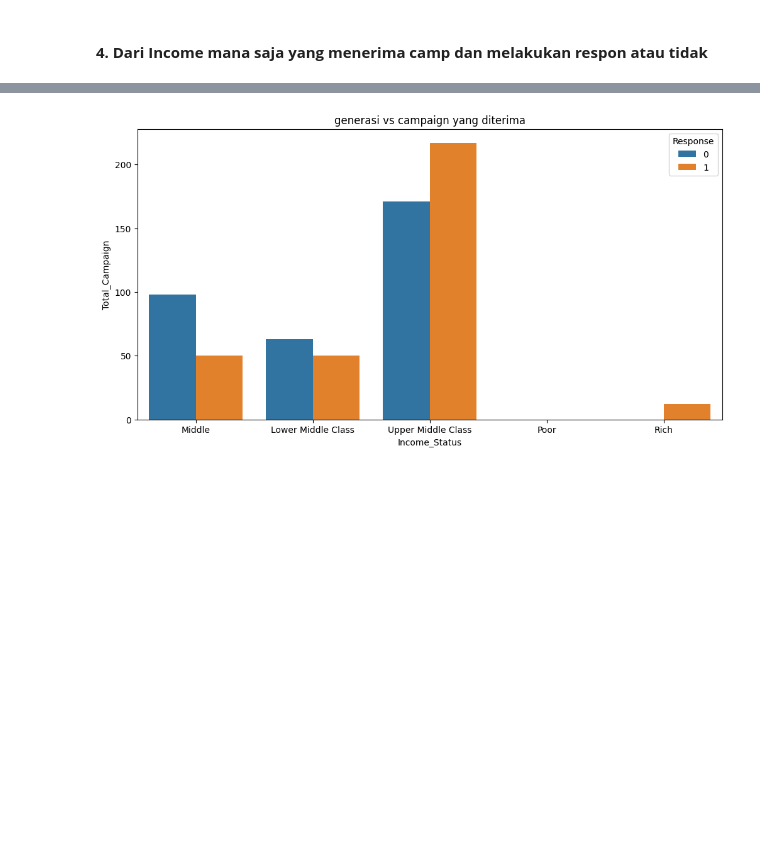
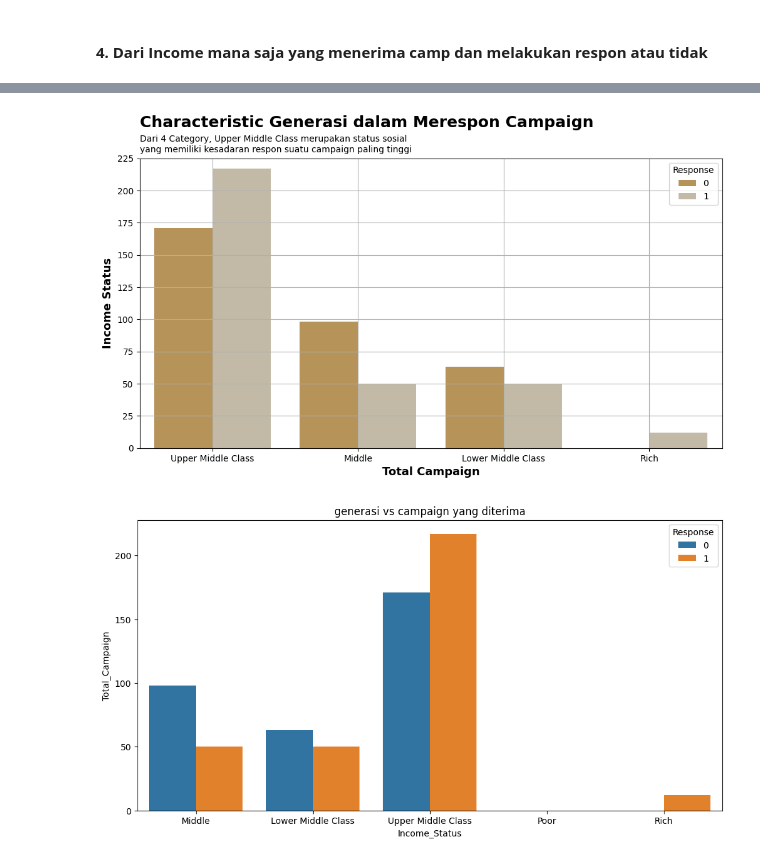
Before and after one commit to hrydwntr/supermarket_customer_analysis, a Jupyter notebook: visualisasi.ipynb, the cells around one changed output, grey strips where cells are left out. Drawn from its saved outputs; the diff is of its cells as text; code cells hidden in the pictures; blank space fills up the shorter version.

```diff
--- a/visualisasi.ipynb
+++ b/visualisasi.ipynb
@@ -616,0 +617,3 @@ dengan orang lain.
+# %%
+income_status = df[['Income_Status','Total_Campaign','Response']].groupby(by=['Income_Status','Response']).sum('Total_Campaign').loc[['Upper Middle Class','Middle','Lower Middle Class','Rich']].reset_index()
+income_status
@@ -617,3 +630,21 @@ dengan orang lain.
+# %%
+clr = ["#C69749", "#C7BCA1"]
+plt.figure(figsize=(12,6))
+# plt.title('generasi vs campaign yang diterima')
+sns.barplot(x='Income_Status',y='Total_Campaign', palette=clr,
+            data=income_status, hue='Response',
+            ci=None,
+            estimator=np.sum)
+plt.ylabel("Income Status", fontweight = "bold", size = 13)
+plt.xlabel("Total Campaign", fontweight = "bold", size = 13)
+plt.grid(True)
+plt.ylim([0,225])
+plt.title("Characteristic Generasi dalam Merespon Campaign", size = 18, fontweight = "bold", y =1.09, loc='left')
+plt.text(s = "Dari 4 Category, Upper Middle Class merupakan status sosial\nyang memiliki kesadaran respon suatu campaign paling tinggi",
+         x = -0.5, y = 230, ha = "left")
+plt.show()
+# %% [output]
+[figure, added]
 # %%
 plt.figure(figsize=(12,6))
 plt.title('generasi vs campaign yang diterima')
```
Also changed, not shown: parts of 3 cells of this notebook.
